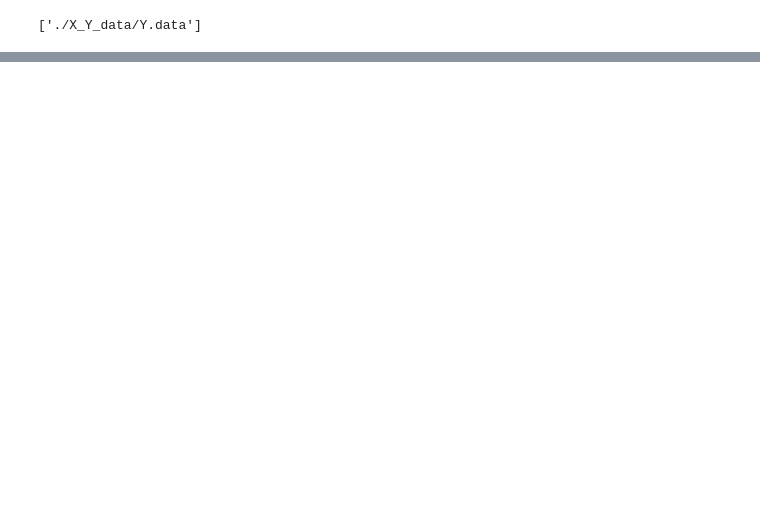
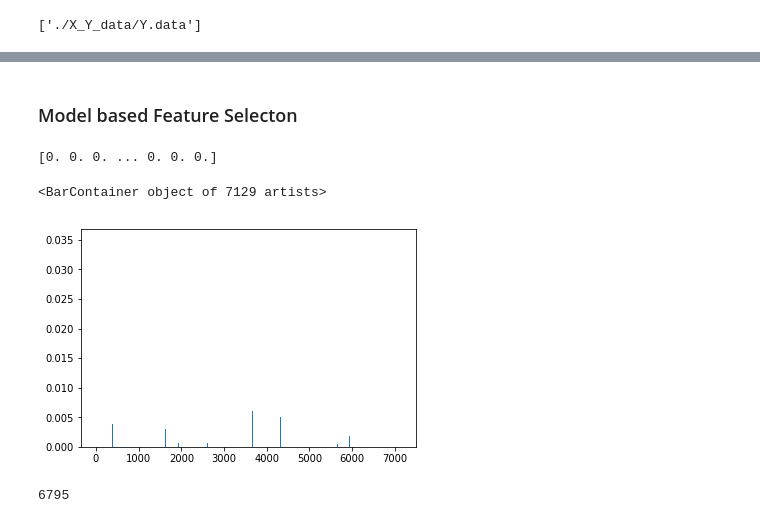
Before and after one commit to pulkitmehta/Molecular-Cancer-Classification-by-ML, a Jupyter notebook: main.ipynb, the cells around one changed output, grey strips where cells are left out. Drawn from its saved outputs; the diff is of its cells as text; code cells hidden in the pictures; blank space fills up the shorter version.

```diff
--- a/main.ipynb
+++ b/main.ipynb
@@ -97,0 +167,13 @@ joblib.dump(Y,"./X_Y_data/Y.data")
+# %% [markdown]
+### Model based Feature Selecton
+# %%
+from sklearn.ensemble import RandomForestClassifier
+rfc=RandomForestClassifier(n_estimators=100, random_state=32)
+rfc.fit(X,y)
+print(rfc.feature_importances_)
+
+plt.bar(range(7129),rfc.feature_importances_)
+# %% [output]
+[0. 0. 0. ... 0. 0. 0.]
+<BarContainer object of 7129 artists>
+[figure, added]
@@ -97,0 +187,4 @@ joblib.dump(Y,"./X_Y_data/Y.data")
+# %%
+len(to_drop)
+# %% [output]
+6795
```
Also changed, not shown: parts of 43 cells of this notebook, 1 other file.
